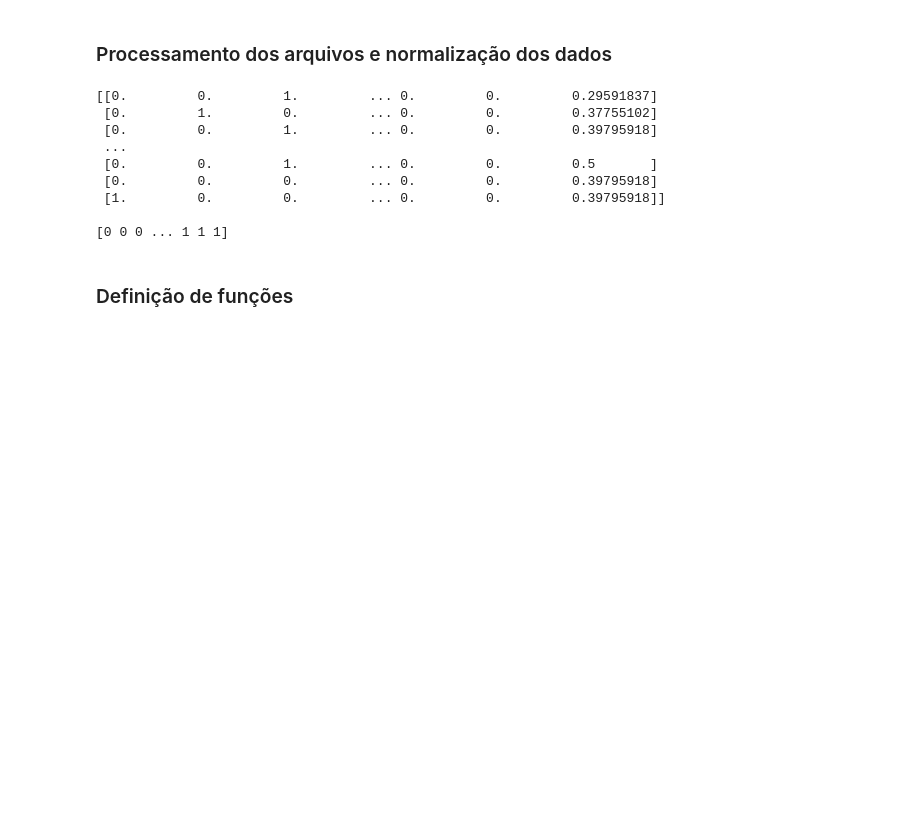
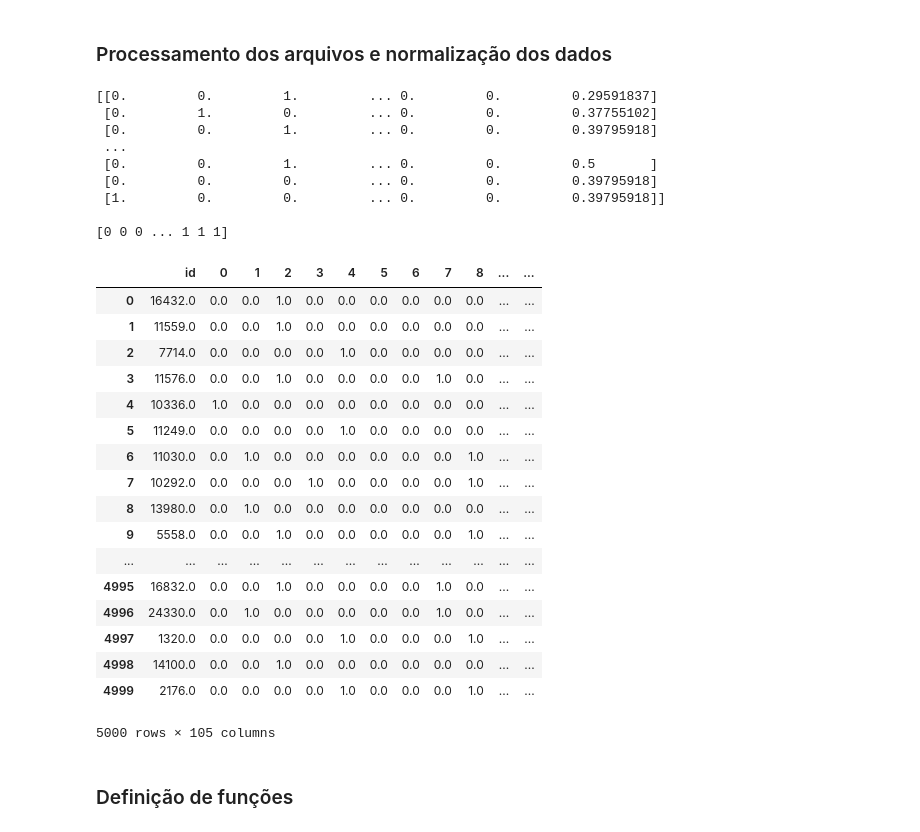
Before and after one commit to gaabrielfranco/data-mining-w2, a Jupyter notebook: tp2_gabriel.ipynb, the cells around one changed output. Saved outputs shown, nothing was run; the diff lists cells and outputs as text; code cells hidden in the pictures; blank space fills up the shorter version.

```diff
--- a/tp2_gabriel.ipynb
+++ b/tp2_gabriel.ipynb
@@ -88,6 +97,27 @@ print(y)
  [1.         0.         0.         ... 0.         0.         0.39795918]]
 
 [0 0 0 ... 1 1 1]
+# %%
+testX
+# %% [output]
+|  | id | 0 | 1 | 2 | 3 | 4 | 5 | 6 | 7 | 8 | ... | ... |
+| 0 | 16432.0 | 0.0 | 0.0 | 1.0 | 0.0 | 0.0 | 0.0 | 0.0 | 0.0 | 0.0 | ... | ... |
+| 1 | 11559.0 | 0.0 | 0.0 | 1.0 | 0.0 | 0.0 | 0.0 | 0.0 | 0.0 | 0.0 | ... | ... |
+| 2 | 7714.0 | 0.0 | 0.0 | 0.0 | 0.0 | 1.0 | 0.0 | 0.0 | 0.0 | 0.0 | ... | ... |
+| 3 | 11576.0 | 0.0 | 0.0 | 1.0 | 0.0 | 0.0 | 0.0 | 0.0 | 1.0 | 0.0 | ... | ... |
+| 4 | 10336.0 | 1.0 | 0.0 | 0.0 | 0.0 | 0.0 | 0.0 | 0.0 | 0.0 | 0.0 | ... | ... |
+| 5 | 11249.0 | 0.0 | 0.0 | 0.0 | 0.0 | 1.0 | 0.0 | 0.0 | 0.0 | 0.0 | ... | ... |
+| 6 | 11030.0 | 0.0 | 1.0 | 0.0 | 0.0 | 0.0 | 0.0 | 0.0 | 0.0 | 1.0 | ... | ... |
+| 7 | 10292.0 | 0.0 | 0.0 | 0.0 | 1.0 | 0.0 | 0.0 | 0.0 | 0.0 | 1.0 | ... | ... |
+| 8 | 13980.0 | 0.0 | 1.0 | 0.0 | 0.0 | 0.0 | 0.0 | 0.0 | 0.0 | 0.0 | ... | ... |
+| 9 | 5558.0 | 0.0 | 0.0 | 1.0 | 0.0 | 0.0 | 0.0 | 0.0 | 0.0 | 1.0 | ... | ... |
+| ... | ... | ... | ... | ... | ... | ... | ... | ... | ... | ... | ... | ... |
+| 4995 | 16832.0 | 0.0 | 0.0 | 1.0 | 0.0 | 0.0 | 0.0 | 0.0 | 1.0 | 0.0 | ... | ... |
+| 4996 | 24330.0 | 0.0 | 1.0 | 0.0 | 0.0 | 0.0 | 0.0 | 0.0 | 1.0 | 0.0 | ... | ... |
+| 4997 | 1320.0 | 0.0 | 0.0 | 0.0 | 0.0 | 1.0 | 0.0 | 0.0 | 0.0 | 1.0 | ... | ... |
+| 4998 | 14100.0 | 0.0 | 0.0 | 1.0 | 0.0 | 0.0 | 0.0 | 0.0 | 0.0 | 0.0 | ... | ... |
+| 4999 | 2176.0 | 0.0 | 0.0 | 0.0 | 0.0 | 1.0 | 0.0 | 0.0 | 0.0 | 1.0 | ... | ... |
+5000 rows × 105 columns
 # %% [markdown]
 ### Definição de funções
 # %%
```
Also changed, not shown: parts of 14 cells of this notebook, 2 other files.
